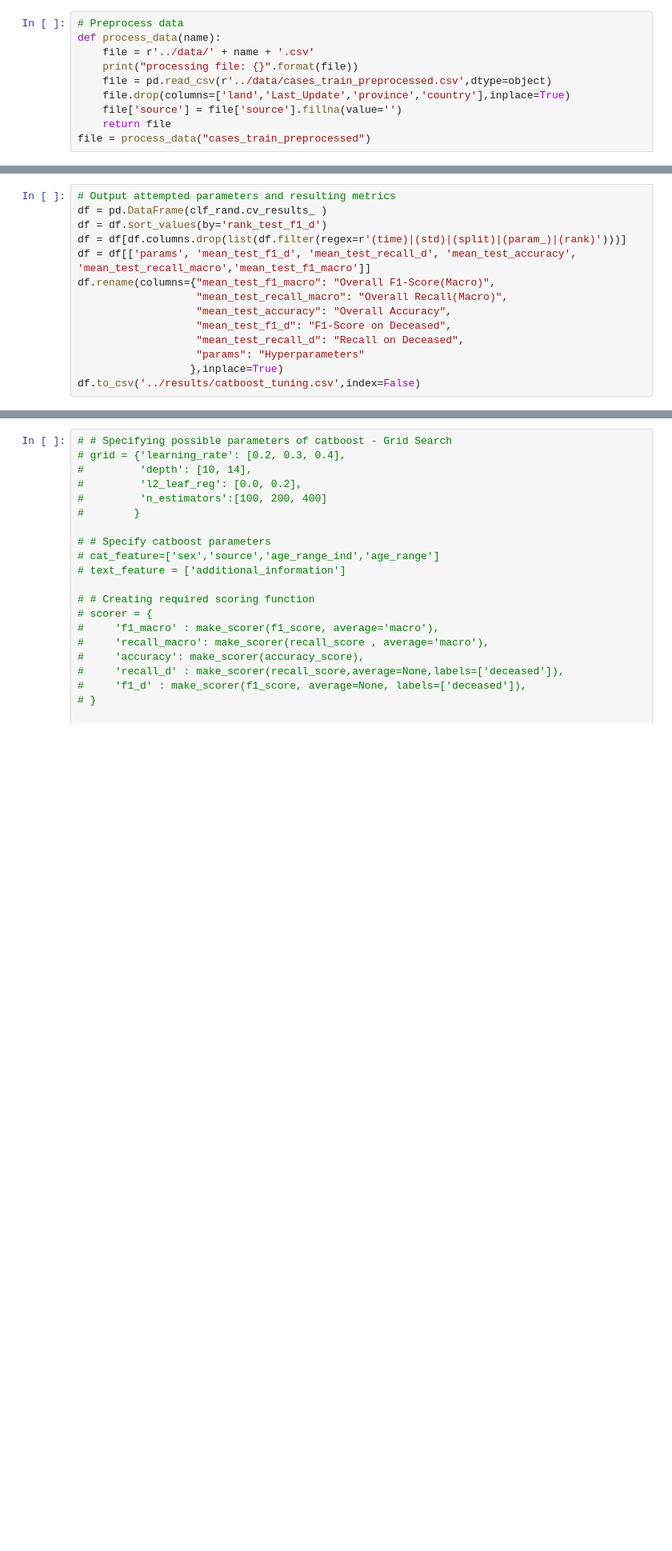
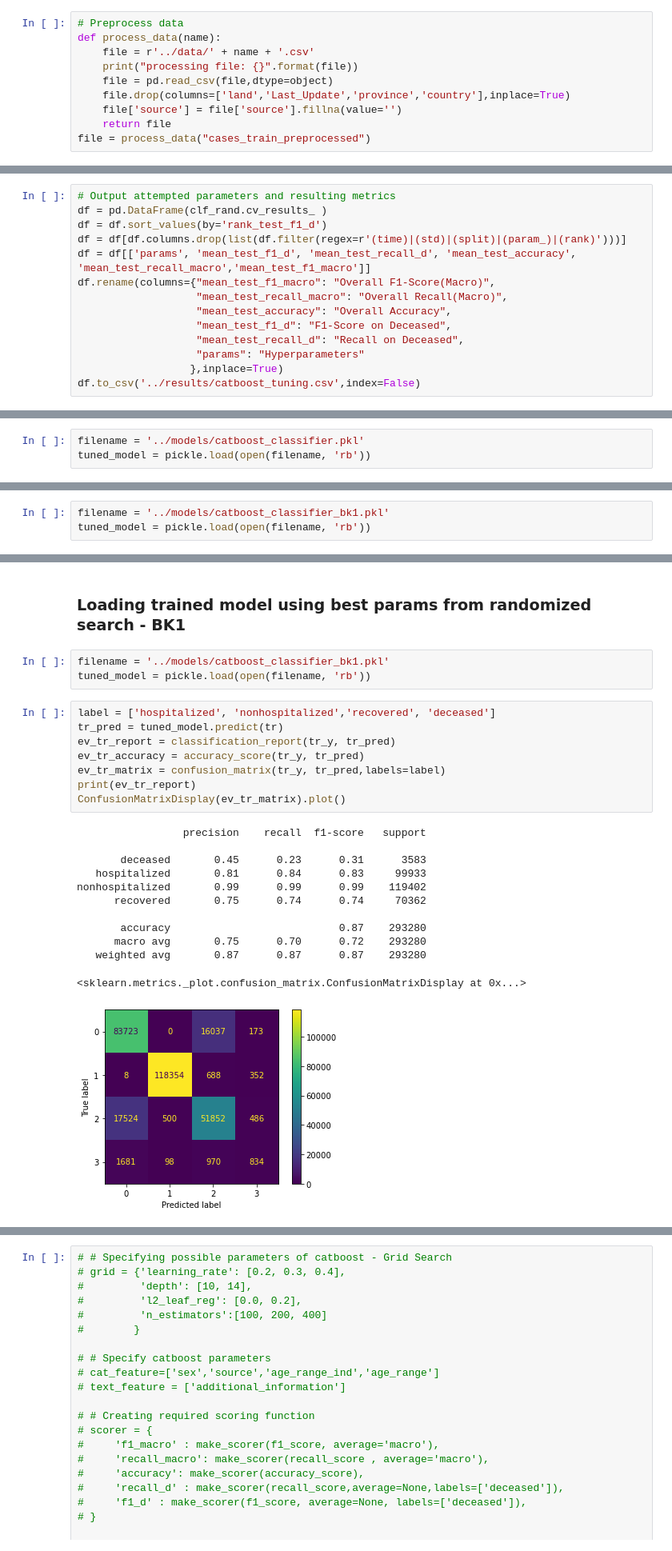
Before and after one commit to Timothy318/Covid-19DataMining, a Jupyter notebook: src/Catboost_Tuning.ipynb, the cells around one changed output, grey strips where cells are left out. Shown: that part at 80% size. Cells and saved outputs as stored; diff of their text form; blank space fills up the shorter version.

Commit message:
Updating another model and organize notebook

```diff
--- a/src/Catboost_Tuning.ipynb
+++ b/src/Catboost_Tuning.ipynb
@@ -18,7 +22,7 @@ import matplotlib.pyplot as plt
 def process_data(name):
     file = r'../data/' + name + '.csv'
     print("processing file: {}".format(file))
-    file = pd.read_csv(r'../data/cases_train_preprocessed.csv',dtype=object)
+    file = pd.read_csv(file,dtype=object)
     file.drop(columns=['land','Last_Update','province','country'],inplace=True)
     file['source'] = file['source'].fillna(value='')
     return file
@@ -122,0 +130,3 @@ df.to_csv('../results/catboost_tuning.csv',index=False)
+# %%
+filename = '../models/catboost_classifier.pkl'
+tuned_model = pickle.load(open(filename, 'rb'))
@@ -153,0 +171,3 @@ nonhospitalized       0.99      0.99      0.99     30018
+# %%
+filename = '../models/catboost_classifier_bk1.pkl'
+tuned_model = pickle.load(open(filename, 'rb'))
@@ -153,0 +218,26 @@ nonhospitalized       0.99      0.99      0.99     30018
+# %% [markdown]
+### Loading trained model using best params from randomized search - BK1
+# %%
+filename = '../models/catboost_classifier_bk1.pkl'
+tuned_model = pickle.load(open(filename, 'rb'))
+# %%
+label = ['hospitalized', 'nonhospitalized','recovered', 'deceased']
+tr_pred = tuned_model.predict(tr)
+ev_tr_report = classification_report(tr_y, tr_pred)
+ev_tr_accuracy = accuracy_score(tr_y, tr_pred)
+ev_tr_matrix = confusion_matrix(tr_y, tr_pred,labels=label)
+print(ev_tr_report)
+ConfusionMatrixDisplay(ev_tr_matrix).plot()
+# %% [output]
+                 precision    recall  f1-score   support
+
+       deceased       0.45      0.23      0.31      3583
+   hospitalized       0.81      0.84      0.83     99933
+nonhospitalized       0.99      0.99      0.99    119402
+      recovered       0.75      0.74      0.74     70362
+
+       accuracy                           0.87    293280
+      macro avg       0.75      0.70      0.72    293280
+   weighted avg       0.87      0.87      0.87    293280
+<sklearn.metrics._plot.confusion_matrix.ConfusionMatrixDisplay at 0x...>
+[figure, added]
```
Also changed, not shown: parts of 33 cells of this notebook, 30 other files.
